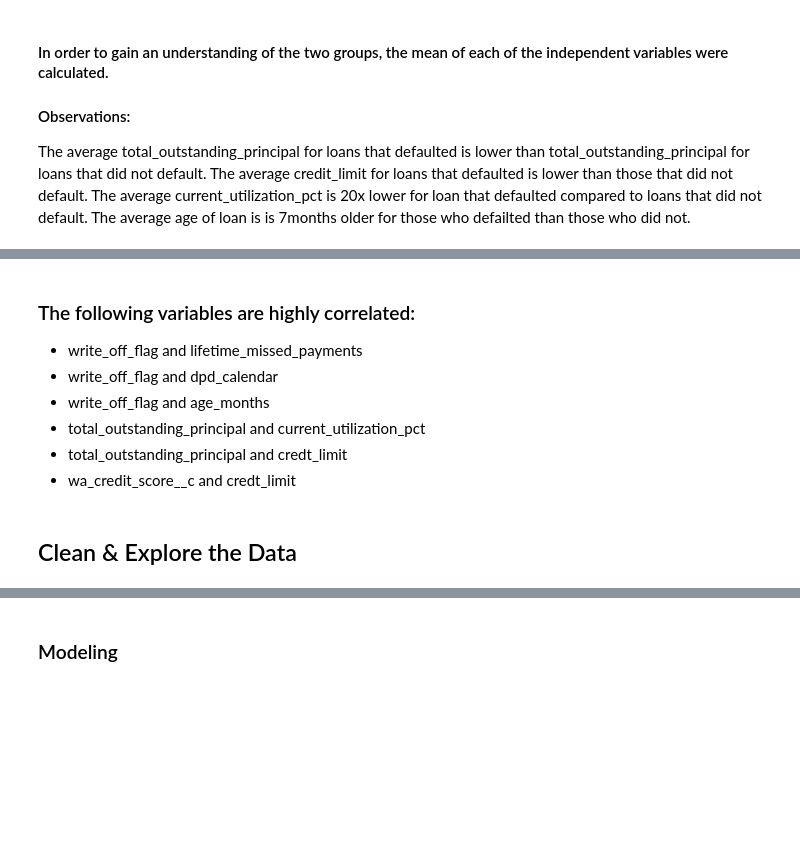
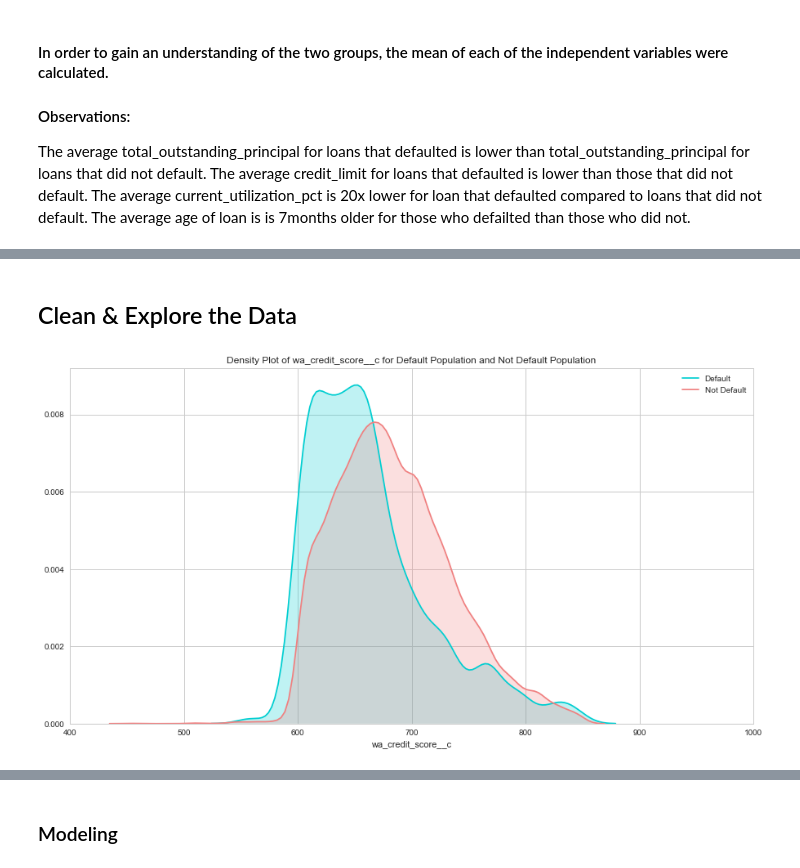
Before and after one commit to rcalaquian/ga-projects, a Jupyter notebook: finals.ipynb, the cells around one changed output, grey strips where cells are left out. Drawn from its saved outputs; the diff is of its cells as text; code cells hidden in the pictures; blank space fills up the shorter version.

```diff
--- a/finals.ipynb
+++ b/finals.ipynb
@@ -229,8 +230,0 @@ line_of_credit.corr()
-# %% [markdown]
-### The following variables are highly correlated:
-- write_off_flag and lifetime_missed_payments
-- write_off_flag and dpd_calendar
-- write_off_flag and age_months
-- total_outstanding_principal and current_utilization_pct
-- total_outstanding_principal and credt_limit
-- wa_credit_score__c and credt_limit
@@ -239,2 +231,13 @@ init_features = ['wa_credit_score__c', 'age_months', 'dpd_calendar', 'lifetime_m
 # %% [markdown]
 ## Clean & Explore the Data
+# %%
+plt.figure(figsize=(15,8))
+ax = sns.kdeplot(line_of_credit["wa_credit_score__c"][line_of_credit.write_off_flag  == 1], color="darkturquoise", shade=True)
+sns.kdeplot(line_of_credit["wa_credit_score__c"][line_of_credit.write_off_flag == 0], color="lightcoral", shade=True)
+plt.legend(['Default', 'Not Default'])
+plt.title('Density Plot of wa_credit_score__c for Default Population and Not Default Population')
+ax.set(xlabel='wa_credit_score__c')
+plt.xlim(400,1000)
+plt.show()
+# %% [output]
+[figure, added]
```
Also changed, not shown: parts of 48 cells of this notebook.
